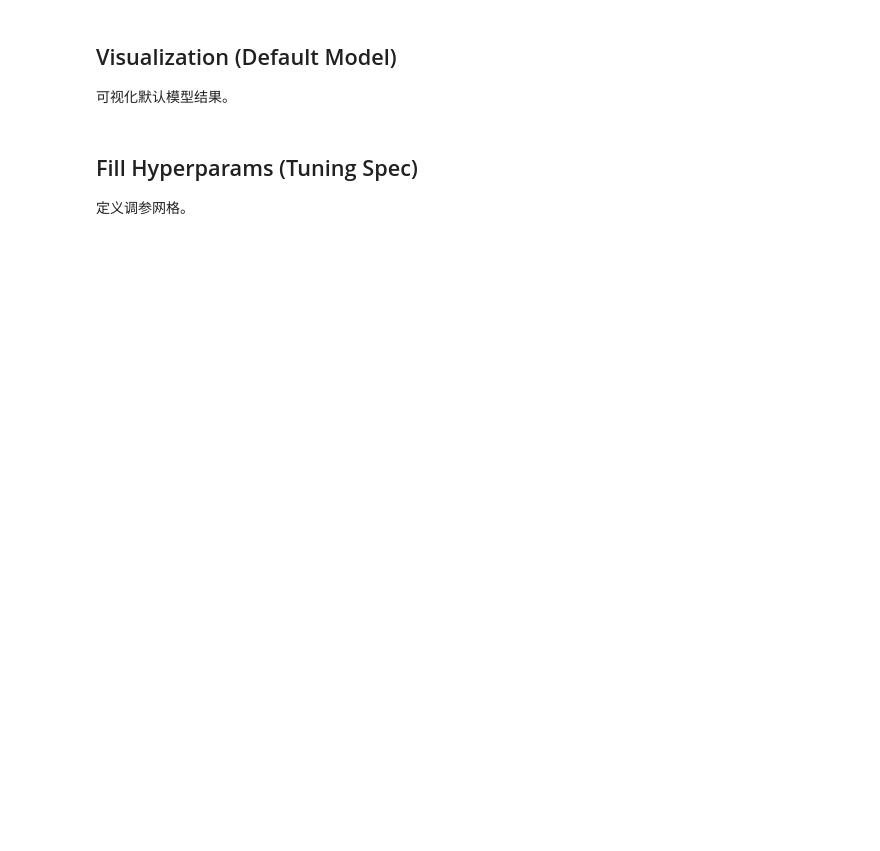
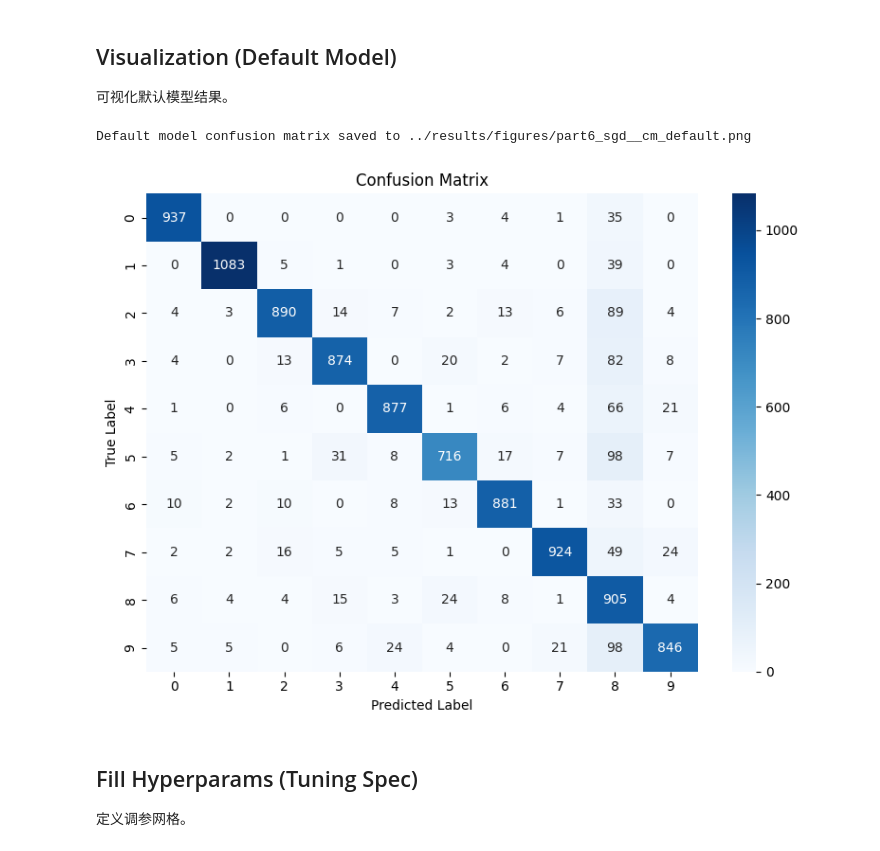
Before and after one commit to HengyuanWU/DL4CV, a Jupyter notebook: notebooks/part6_sgd.ipynb, the cells around one changed output. Drawn from its saved outputs; the diff is of its cells as text; code cells hidden in the pictures; blank space fills up the shorter version.

```diff
--- a/notebooks/part6_sgd.ipynb
+++ b/notebooks/part6_sgd.ipynb
@@ -87,3 +145,28 @@ print(f"Default model confusion matrix saved to {out_png_path}")
+# %%
+# 绘制混淆矩阵
+cm = default_metrics['confusion_matrix']
+out_png_path = f"../results/figures/{NOTEBOOK_BASENAME}__cm_default.png"
+
+fig, ax = plt.subplots(figsize=(8, 6))
+sns.heatmap(
+    cm,
+    annot=True,
+    fmt='d',
+    cmap='Blues',
+    xticklabels=target_names,
+    yticklabels=target_names,
+    ax=ax
+)
+ax.set_title('Confusion Matrix')
+ax.set_xlabel('Predicted Label')
+ax.set_ylabel('True Label')
+plt.tight_layout()
+fig.savefig(out_png_path)
+print(f"Default model confusion matrix saved to {out_png_path}")
+plt.show()
+# %% [output]
+Default model confusion matrix saved to ../results/figures/part6_sgd__cm_default.png
+[figure, added]
 # %% [markdown]
 ## Fill Hyperparams (Tuning Spec)
 
```
Also changed, not shown: parts of 15 cells of this notebook, 9 other files.
